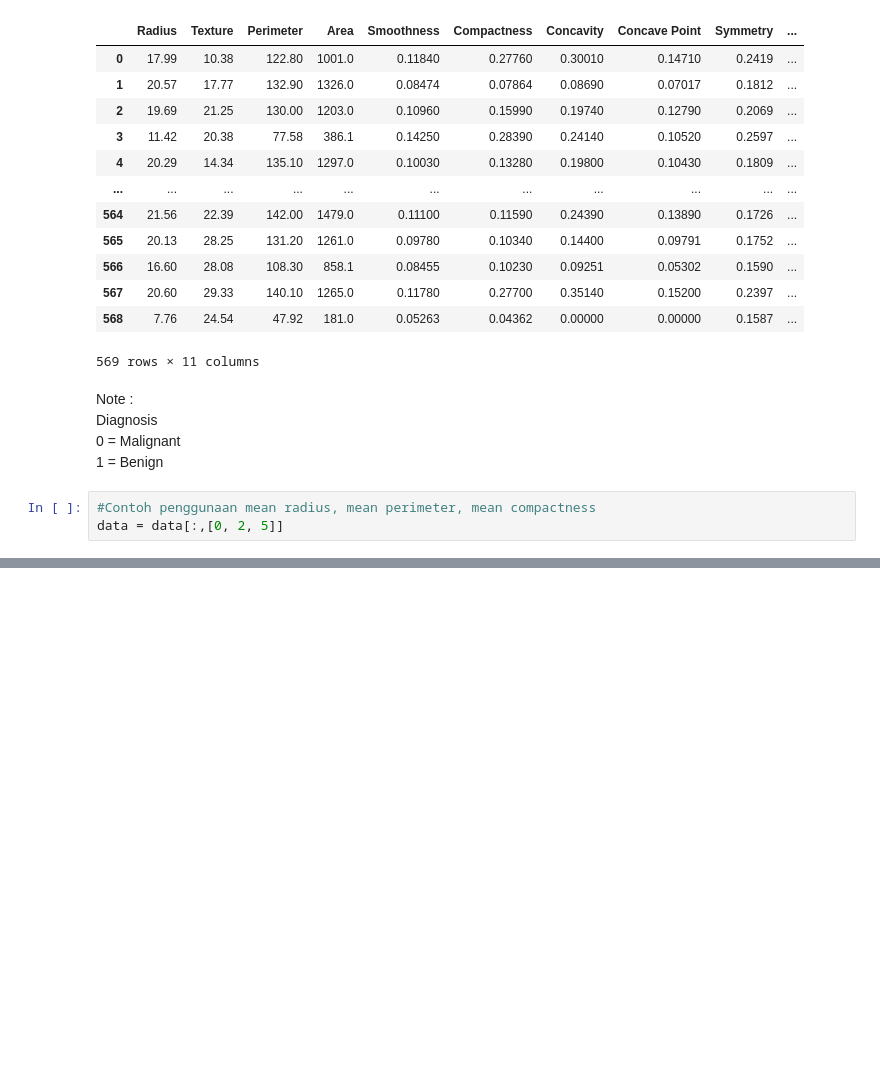
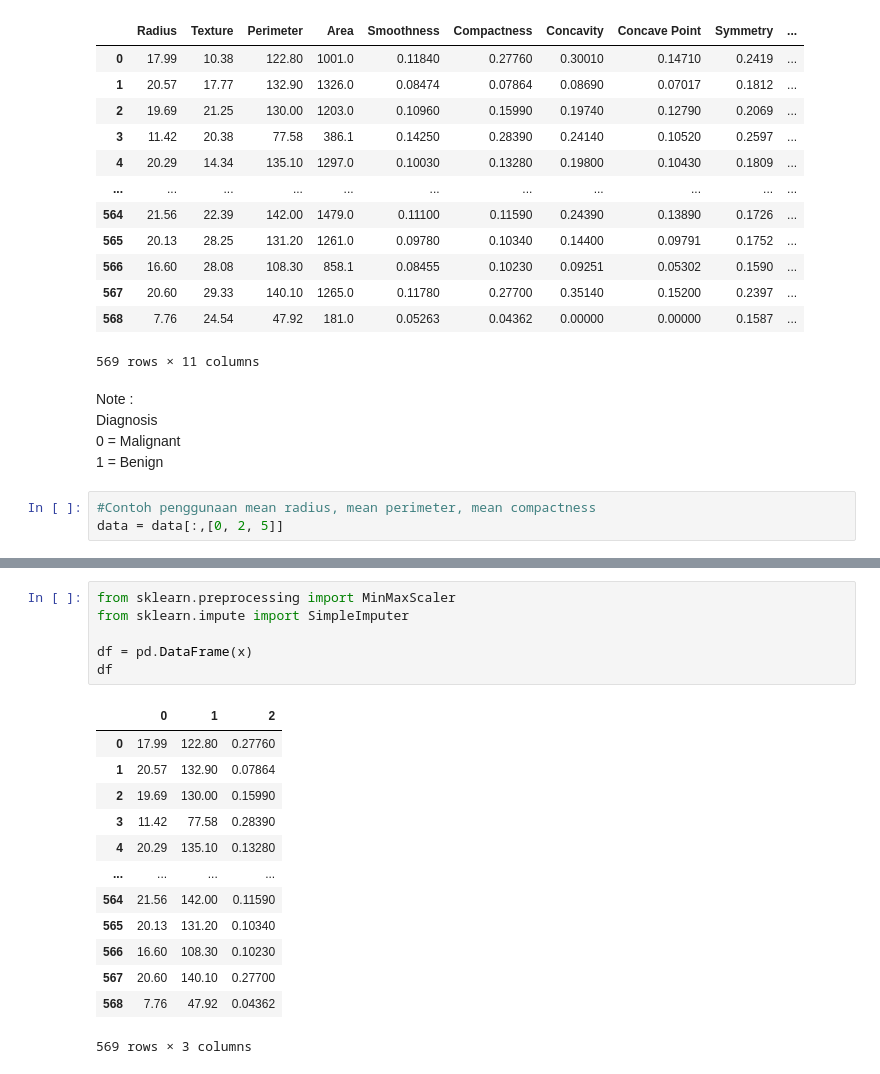
Before and after one commit to frdanwrhdyt/Learning_Decision_Tree, a Jupyter notebook: Untitled0.ipynb, the cells around one changed output, grey strips where cells are left out. Cells and saved outputs as stored; diff of their text form; blank space fills up the shorter version.

```diff
--- a/Untitled0.ipynb
+++ b/Untitled0.ipynb
@@ -93,0 +137,20 @@ Image(graph.create_png())
+# %%
+from sklearn.preprocessing import MinMaxScaler
+from sklearn.impute import SimpleImputer
+
+df = pd.DataFrame(x)
+df
+# %% [output]
+|  | 0 | 1 | 2 |
+| 0 | 17.99 | 122.80 | 0.27760 |
+| 1 | 20.57 | 132.90 | 0.07864 |
+| 2 | 19.69 | 130.00 | 0.15990 |
+| 3 | 11.42 | 77.58 | 0.28390 |
+| 4 | 20.29 | 135.10 | 0.13280 |
+| ... | ... | ... | ... |
+| 564 | 21.56 | 142.00 | 0.11590 |
+| 565 | 20.13 | 131.20 | 0.10340 |
+| 566 | 16.60 | 108.30 | 0.10230 |
+| 567 | 20.60 | 140.10 | 0.27700 |
+| 568 | 7.76 | 47.92 | 0.04362 |
+569 rows × 3 columns
```
Also changed, not shown: parts of 11 cells of this notebook.
